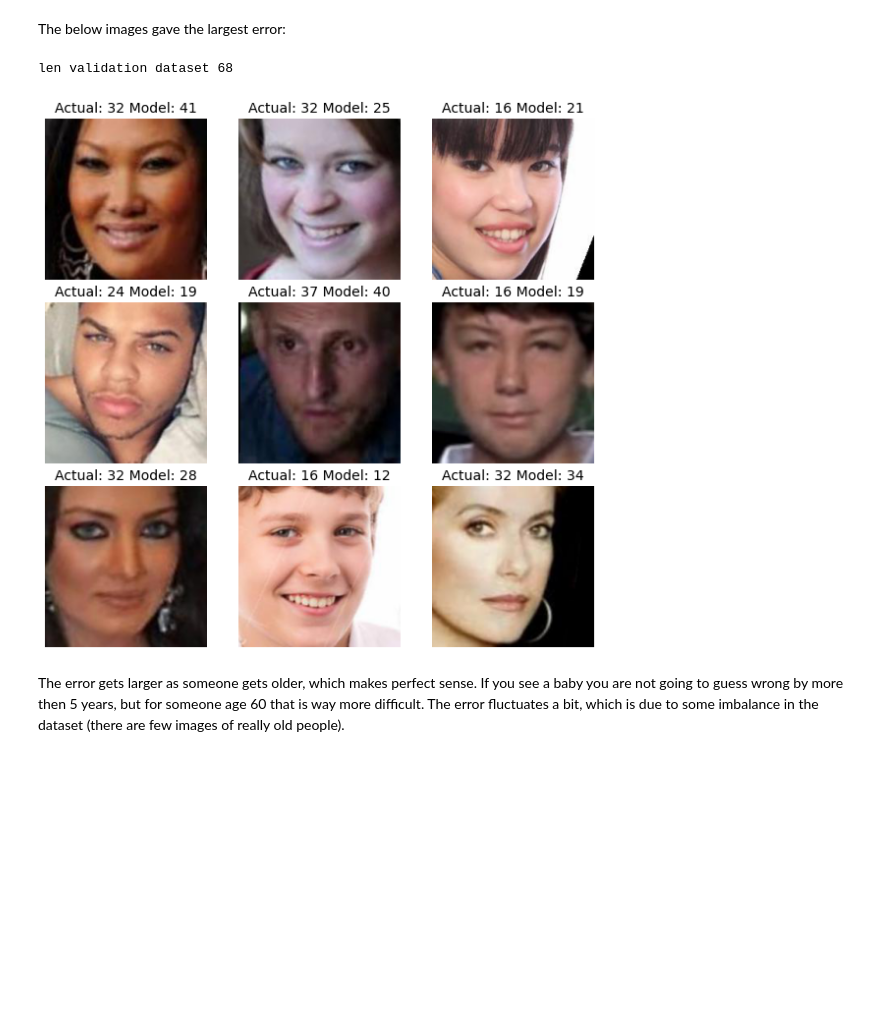
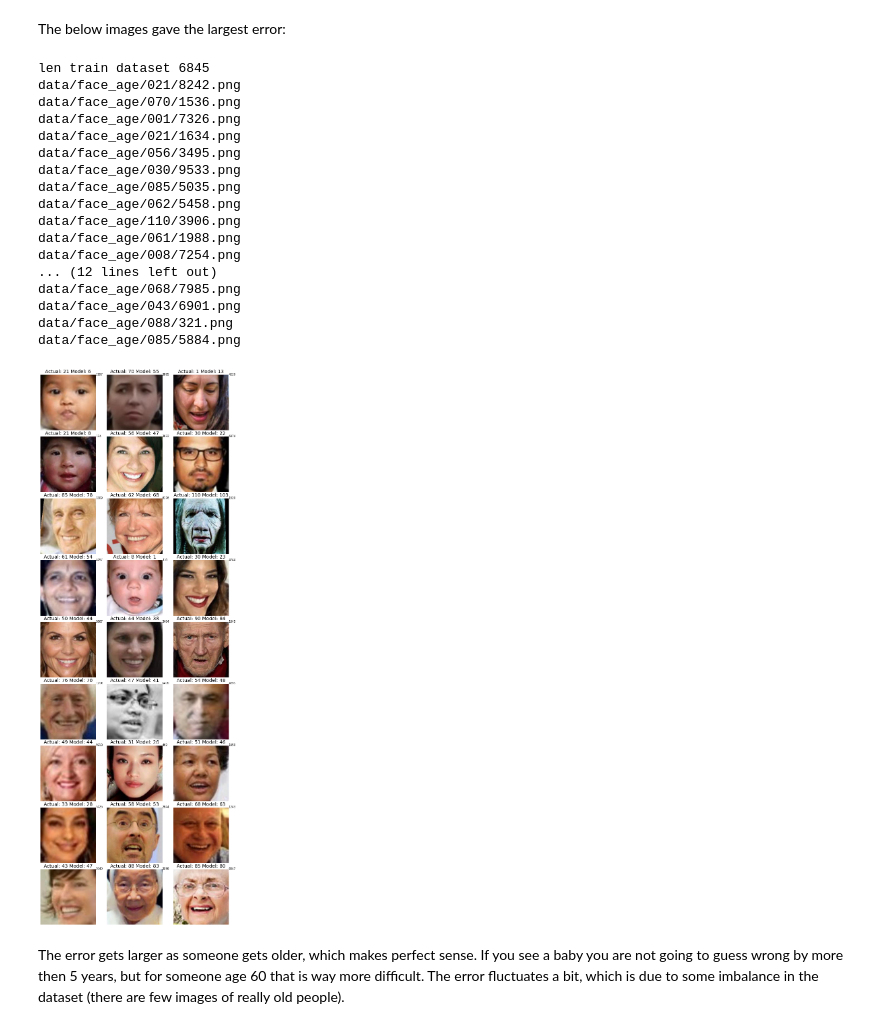
Before and after one commit to jvanelteren/age_prediction, a Jupyter notebook: 2020-11-11-age_pure_pytorch.ipynb, the cells around one changed output. Drawn from its saved outputs; the diff is of its cells as text; code cells hidden in the pictures; blank space fills up the shorter version.

```diff
--- a/2020-11-11-age_pure_pytorch.ipynb
+++ b/2020-11-11-age_pure_pytorch.ipynb
@@ -321,11 +321,11 @@ Starting epoch 39
 loss after epoch 39 : 4.5231099128723145
 # %%
 # hide
-def gen_pred_df(model, val_items=None):
+def gen_pred_df(model, val_items=None, valid=True):
     model.eval()
     model.to(DEVICE)
 
-    val_set = Ageset("data/face_age", valid=True)[:val_items] if val_items else Ageset("data/face_age", valid=True)
+    val_set = Ageset("data/face_age", valid=valid)[:val_items] if val_items else Ageset("data/face_age", valid=valid)
     data =[(model(x[None].to(DEVICE)).item(),y) for x,y in val_set]
     df = pd.DataFrame(data, columns=['pred', 'actual'])
     df['loss'] = abs(df['pred']-df['actual'])
@@ -334,25 +334,21 @@ def gen_pred_df(model, val_items=None):
     return df
 # %%
 # hide
-def plot_top_losses(df):
+def plot_top_losses(df, valid=True):
     #plots top 9 of the dataframe
     df = df.sort_values('loss', ascending=False)
 
-    fig,ax = plt.subplots(3,3,figsize=(10,10))
-    val_set = Ageset('data/face_age', valid=True)
+    fig,ax = plt.subplots(9,3,figsize=(10,30))
+    val_set = Ageset('data/face_age', valid=valid)
     for i, a in enumerate(ax.flat):
         # x,y = Ageset('data/face_age')[i]
         pred = int(df.iloc[i]['pred']) #model(x)
         actual  = df.iloc[i]['actual']
         a.set_ylabel('44')
         a.imshow(val_set.show_image(df.iloc[i].name))
+        print(df.iloc[i].path)
         a.set_title('Actual: ' + str(actual) + ' Model: ' + str(pred), size=14)
         # a.text(200,0, str(pred), size=14)
+        a.text(200,0, df.iloc[i].name, size=8)
         a.axis('off')
     plt.subplots_adjust(wspace=0.2, hspace=0.1)
-model = AgeResnet()
-model.load_state_dict(torch.load('app/models/model4.3',map_location=torch.device('cpu')))
-start = time.time()
-df = gen_pred_df(model)
-print(time.time()-start)
-# plot_top_losses(df)
@@ -363,8 +355,9 @@ MAE, 1.4600172183092903, median 0.8183341026306152
 # %%
+# hide
 model = AgeResnet()
-model = swa_utils.AveragedModel(model)
-model.load_state_dict(torch.load('app/models/swa_model4.52',map_location=torch.device('cpu')))
+model.load_state_dict(torch.load('app/models/model4.3',map_location=torch.device('cpu')))
 start = time.time()
-df = gen_pred_df(model)
+df = gen_pred_df(model, valid=False)
 print(time.time()-start)
+# plot_top_losses(df)
 # %% [output]
@@ -389,7 +382,23 @@ Text(0, 0.5, 'Actual age')
 The below images gave the largest error:
 # %%
 # hide_input
-plot_top_losses(df)
+plot_top_losses(df,valid=False)
 # %% [output]
-len validation dataset 68
+len train dataset 6845
+data/face_age/021/8242.png
+data/face_age/070/1536.png
+data/face_age/001/7326.png
+data/face_age/021/1634.png
+data/face_age/056/3495.png
+data/face_age/030/9533.png
+data/face_age/085/5035.png
+data/face_age/062/5458.png
+data/face_age/110/3906.png
+data/face_age/061/1988.png
+data/face_age/008/7254.png
+... (12 lines left out)
+data/face_age/068/7985.png
+data/face_age/043/6901.png
+data/face_age/088/321.png
+data/face_age/085/5884.png
-[figure, old version]
+[figure, new version]
```
Also changed, not shown: parts of 7 cells of this notebook, 3 other files.
